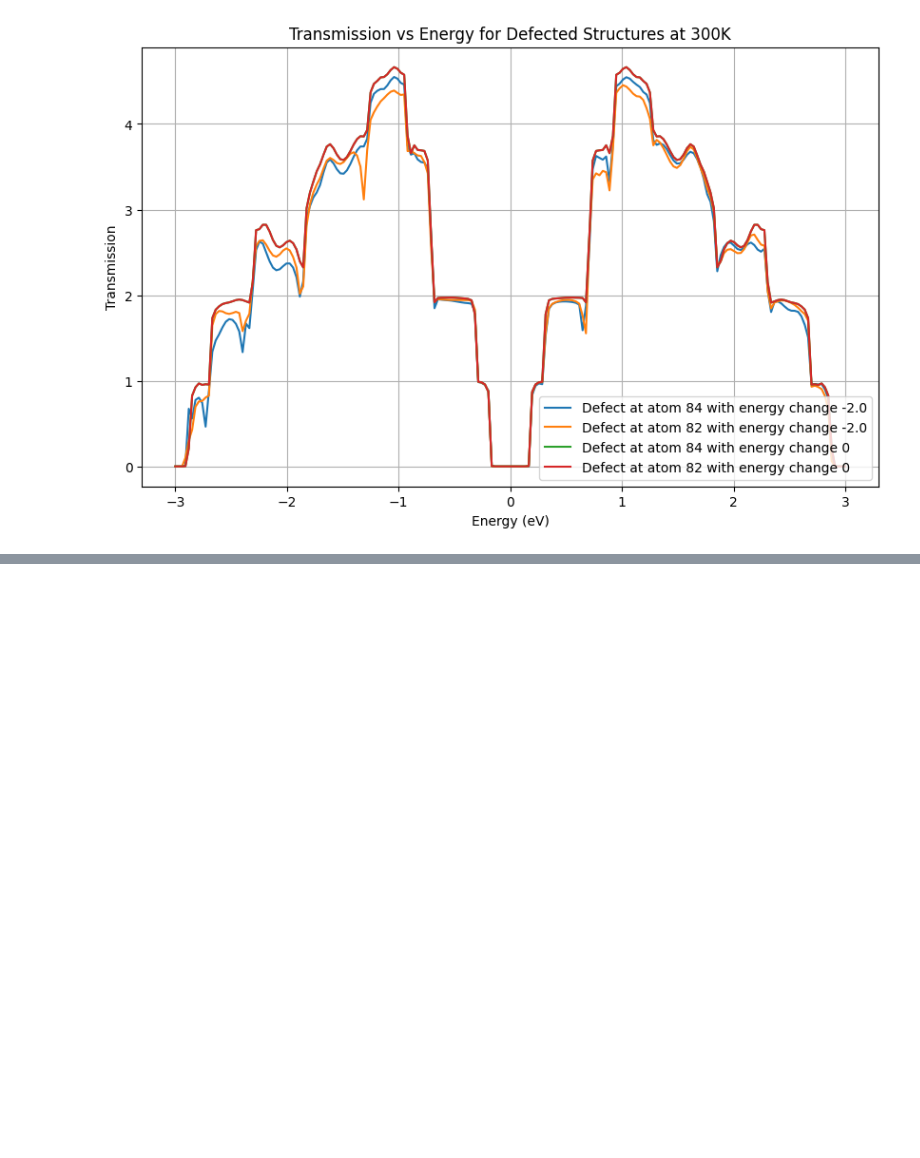
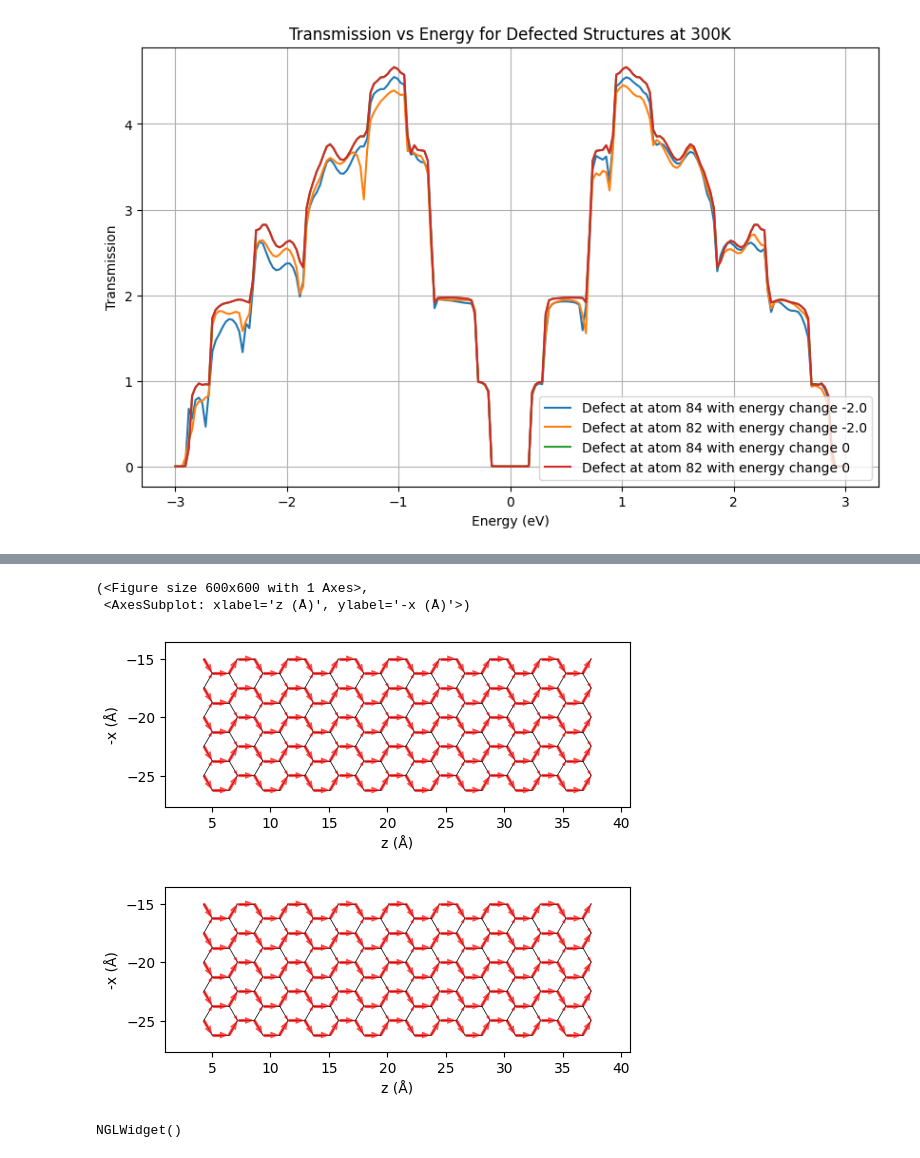
Before and after one commit to UlrikTJ/TemperatureDependantTransport, a Jupyter notebook: Temp_dep_defect_transport.ipynb, the cells around one changed output, grey strips where cells are left out. Cells and saved outputs as stored; diff of their text form; code cells hidden in the pictures; blank space fills up the shorter version.

```diff
--- a/Temp_dep_defect_transport.ipynb
+++ b/Temp_dep_defect_transport.ipynb
@@ -648,0 +641,17 @@ Matrix([
+# %%
+Jtot_defected = np.imag(AL*HD_defected)  ### Note element-wise multiplication!
+plot_ase_xy(atoms_dev, J = Jtot_defected,current_scale=1.5,lw_min=0.0001, lw_max=1.5, atom_radius=0.01)
+Jtot_pristine = np.imag(AL*HD)  ### Note element-wise multiplication!
+plot_ase_xy(atoms_dev, J = Jtot_pristine,current_scale=1.5,lw_min=0.0001, lw_max=1.5, atom_radius=0.01)
+# %% [output]
+(<Figure size 600x600 with 1 Axes>,
+ <AxesSubplot: xlabel='z (Å)', ylabel='-x (Å)'>)
+[figure, added]
+[figure, added]
+# %%
+view2 = nv.show_ase(atoms_dev)
+view2.clear_representations()
+view2.add_representation ("line",linewidth=0.5)
+add_bond_current_arrows_from_matrix(view2, atoms_dev, Jtot_defected,threshold=0.00001, direction_rule="matrix",direction_axis="x")
+# %% [output]
+NGLWidget()
```
Also changed, not shown: parts of 9 cells of this notebook, 1 other file.
